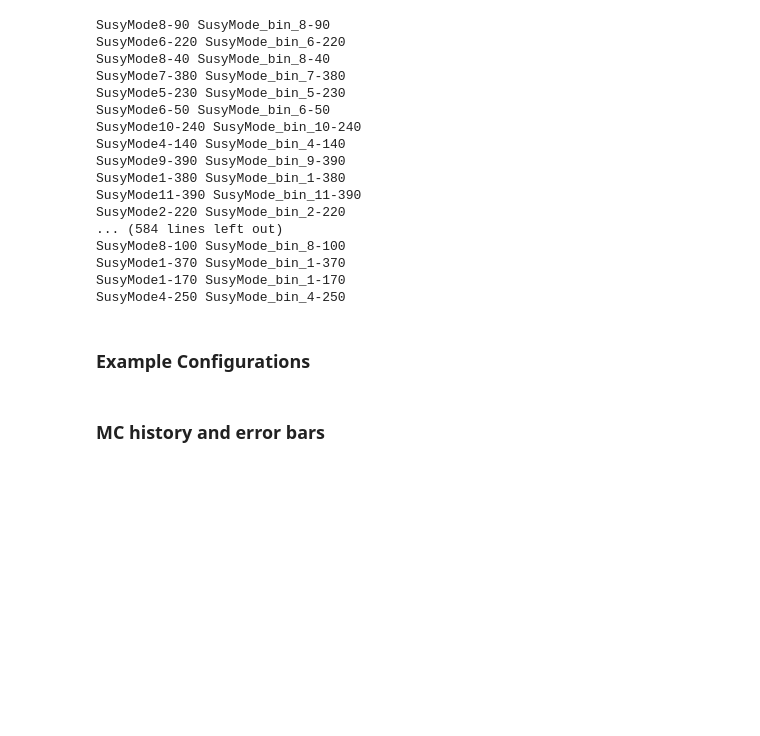
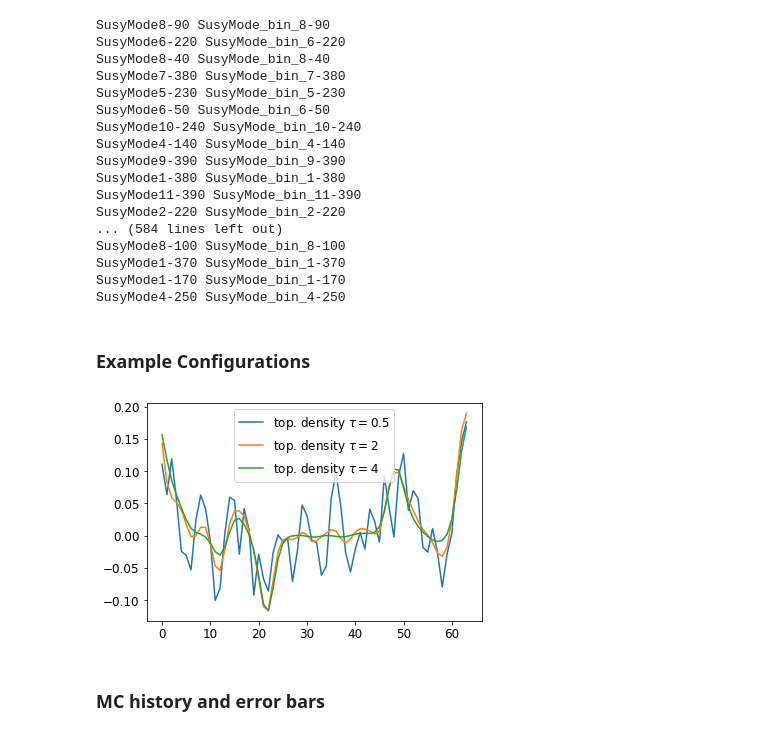
Before and after one commit to Ivan-Soler/AFM, a Jupyter notebook: main.ipynb, the cells around one changed output. Cells and saved outputs as stored; diff of their text form; code cells hidden in the pictures; blank space fills up the shorter version.

```diff
--- a/main.ipynb
+++ b/main.ipynb
@@ -277,6 +281,33 @@ for conf in conf_read:
     plt.legend(loc="lower left", ncol=2)
     plt.savefig(folder+measure+"susy_mode_"+str(conf)+".png",dpi=150, bbox_inches='tight')
     plt.close()
+# %%
+folder="../8x8x8x64_su2/b2p60/"
+#measure="gf/"
+conf=2300
+#Read GF
+Topology_1=folder+"./gf/profile4dt0.5c"+str(conf)+"to.dat"
+Topology_2=folder+"./gf/profile4dt2c"+str(conf)+"to.dat"
+Topology_3=folder+"./gf/profile4dt4c"+str(conf)+"to.dat"
+density_top_1,sizes=Read.topology_1d(Topology_1)
+density_top_2,sizes=Read.topology_1d(Topology_2)
+density_top_3,sizes=Read.topology_1d(Topology_3)
+
+normalization=np.sum(np.abs(density_top_3))
+
+#Construct susy mode
+#density_susy=np.loadtxt(folder+measure+"susy_mode_"+str(conf)+"c.txt")
+#density_susy=density_susy*(normalization/np.sum(np.abs(density_susy)))
+#Plot the three densities
+plt.plot(density_top_1, label=r'top. density $\tau=0.5$')
+plt.plot(density_top_2, label=r'top. density $\tau=2$')
+plt.plot(density_top_3, label=r'top. density $\tau=4$')
+#plt.plot(density_susy, label=r'AFM at $\tau=0.5$')
+plt.legend(loc="upper center", ncol=1)
+plt.savefig(folder+"gf/gf_"+str(conf)+"c.png",dpi=150, bbox_inches='tight')
+#plt.close()
+# %% [output]
+[figure, added]
 # %% [markdown]
 ### MC history and error bars
 # %%
```
Also changed, not shown: parts of 1 cell of this notebook.
